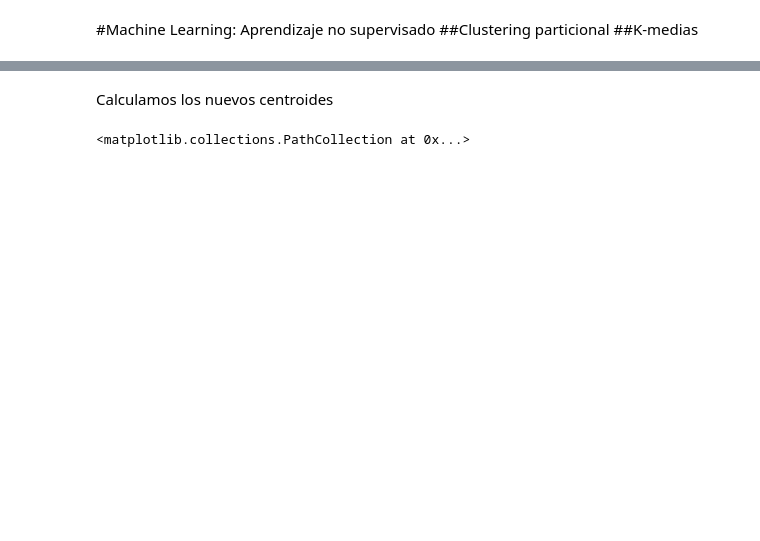
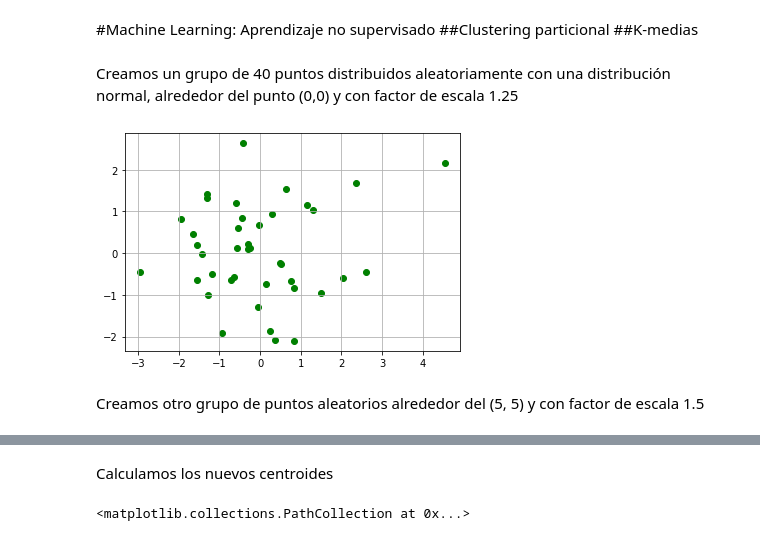
Before and after one commit to mariajogonsan/Curso-de-introduccion-a-Big-Data-Parte-3-nov2021, a Jupyter notebook: 2_Machine_Learning_Aprendizaje_no_supervisado.ipynb, the cells around one changed output, grey strips where cells are left out. Drawn from its saved outputs; the diff is of its cells as text; code cells hidden in the pictures; blank space fills up the shorter version.

```diff
--- a/2_Machine_Learning_Aprendizaje_no_supervisado.ipynb
+++ b/2_Machine_Learning_Aprendizaje_no_supervisado.ipynb
@@ -4,3 +4,17 @@
 #Machine Learning: Aprendizaje no supervisado
 ##Clustering particional
 ##K-medias
+# %% [markdown]
+Creamos un grupo de 40 puntos distribuidos aleatoriamente con una distribución normal, alrededor del punto (0,0) y con factor de escala 1.25
+# %%
+%matplotlib inline
+import numpy as np
+import matplotlib.pyplot as plt
+MAXN = 40
+A=1.25*np.random.randn(MAXN,2)
+plt.scatter(A[:,0], A[:,1], color='g')
+plt.grid()
+# %% [output]
+[figure, added]
+# %% [markdown]
+Creamos otro grupo de puntos aleatorios alrededor del (5, 5) y con factor de escala 1.5
```
Also changed, not shown: parts of 25 cells of this notebook.
